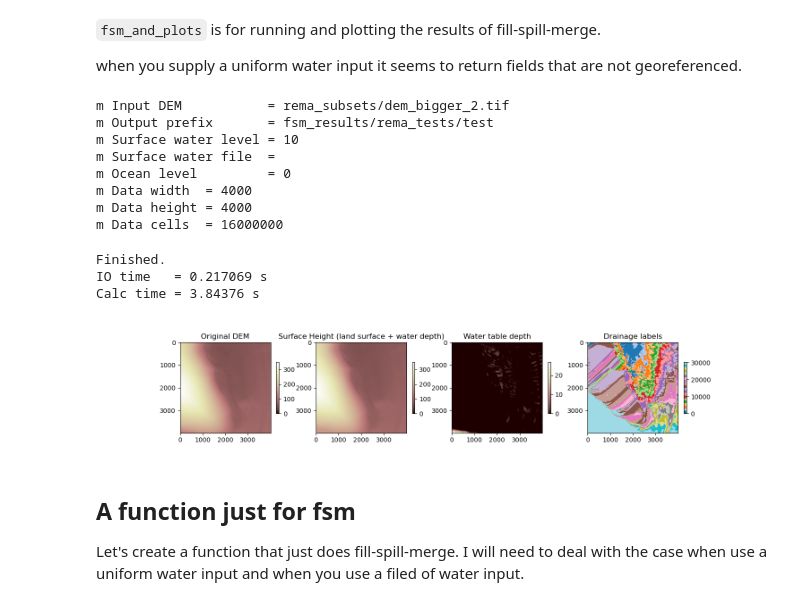
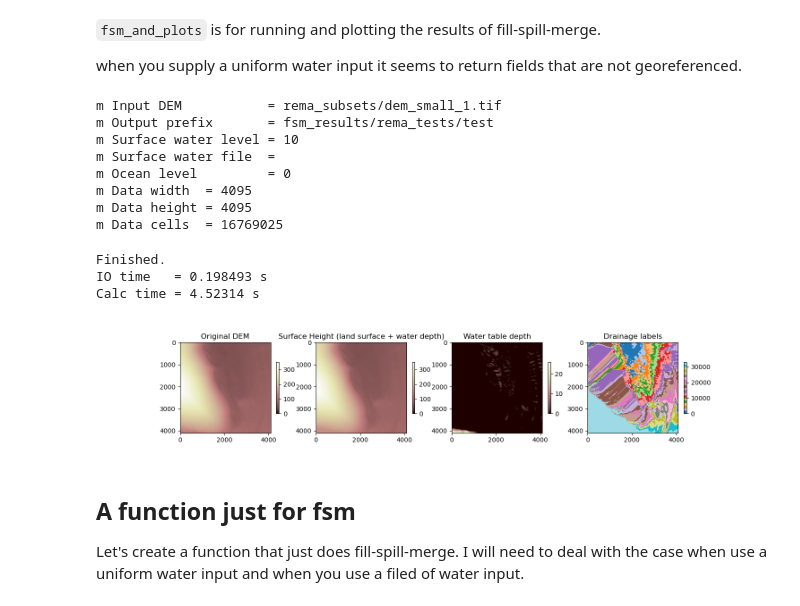
Before and after one commit to jkingslake/BFRN_meltwater, a Jupyter notebook: python/notebooks/fsm_on_rema.ipynb, the cells around one changed output. Drawn from its saved outputs; the diff is of its cells as text; code cells hidden in the pictures.

```diff
--- a/python/notebooks/fsm_on_rema.ipynb
+++ b/python/notebooks/fsm_on_rema.ipynb
@@ -17,14 +17,3 @@ import hvplot.xarray # noqa
 [interactive output not drawn]
 [interactive output not drawn]
 [interactive output not drawn]
-# %%
-path_to_fsm = "../../../Barnes2020-FillSpillMerge/build/fsm.exe"
-dem_filename = "/Users/jkingslake/Documents/science/meltwater_routing/BFRN_meltwater/python/notebooks/rema_subsets/downloaded.dem"
-
-#dem_filename = "/Users/jkingslake/Documents/science/meltwater_routing/BFRN_meltwater/python/notebooks/fsm_results/simple_tests/downloaded.dem"
-
-prefix = "fsm_results/rema_tests/test"
-sea_level = -100.0
-uniform_water_input = 1.0
-
-os.system(f"{path_to_fsm} {dem_filename} {prefix} {sea_level} --swl={uniform_water_input}")
@@ -44,10 +19,0 @@ Calc time = 0.00053425 s
-# %%
-path_to_fsm = "../../../Barnes2020-FillSpillMerge/build/fsm.exe"
-dem_filename = "rema_subsets/dem_small_2.tif"
-#dem_filename = "/Users/jkingslake/Documents/science/meltwater_routing/BFRN_meltwater/python/notebooks/fsm_results/simple_tests/downloaded.dem"
-#dem_filename = "/Users/jkingslake/Documents/science/meltwater_routing/results-not-in-github/dem_small_2.tif"
-prefix = "fsm_results/rema_tests/test"
-sea_level = 0.0
-uniform_water_input = 0.1
-
-os.system(f"{path_to_fsm} {dem_filename} {prefix} {sea_level} --swl={uniform_water_input}")
@@ -92,45 +49,42 @@ def fsm_and_plots(dem_filename, uniform_water_input=1):
     axs[0].set_title('Original DEM')
 
     # run fsm
     sea_level = 0.0
     prefix = "fsm_results/rema_tests/test"
-    #path_to_fsm = "../../../Barnes2020-FillSpillMerge/build/fsm.exe"
-    #dem_filename_2 = "/Users/jkingslake/Documents/science/meltwater_routing/BFRN_meltwater/python/notebooks/rema_subsets/dem_small_2.tif"
-
-    os.system(f"../../../Barnes2020-FillSpillMerge/build/fsm.exe {dem_filename} {prefix} {sea_level} --swl={uniform_water_input}")
+    os.system(f"../build/fsm.exe {dem_filename} {prefix} {sea_level} --swl={uniform_water_input}")
 
     # load and plot the water surface height
     load_plot_tiff(f'{prefix}-hydrologic-surface-height.tif', fig, axs[1])
     axs[1].set_title('Surface Height (land surface + water depth)')
 
     # load and plot the water surface height
     load_plot_tiff(f'{prefix}-wtd.tif', fig, axs[2])
     axs[2].set_title('Water table depth')
 
     # load and plot the water surface height
     im = load_plot_tiff(f'{prefix}-label.tif', fig, axs[3])
     axs[3].set_title('Drainage labels')
     im.set_cmap('tab20')
 
 
     plt.show()
 
     return
 
-fsm_and_plots("rema_subsets/dem_bigger_2.tif", uniform_water_input=10)
+fsm_and_plots("rema_subsets/dem_small_1.tif", uniform_water_input=10)
 # %% [output]
-m Input DEM           = rema_subsets/dem_bigger_2.tif
+m Input DEM           = rema_subsets/dem_small_1.tif
 m Output prefix       = fsm_results/rema_tests/test
 m Surface water level = 10
 m Surface water file  =
 m Ocean level         = 0
-m Data width  = 4000
-m Data height = 4000
-m Data cells  = 16000000
+m Data width  = 4095
+m Data height = 4095
+m Data cells  = 16769025
 Finished.
-IO time   = 0.217069 s
-Calc time = 3.84376 s
+IO time   = 0.198493 s
+Calc time = 4.52314 s
-[figure, old version]
+[figure, new version]
 # %% [markdown]
 ## A function just for fsm
 Let's create a function that just does fill-spill-merge. I will need to deal with the case when use a uniform water input and when you use a filed of water input.
```
Also changed, not shown: parts of 15 cells of this notebook, 2 other files.
